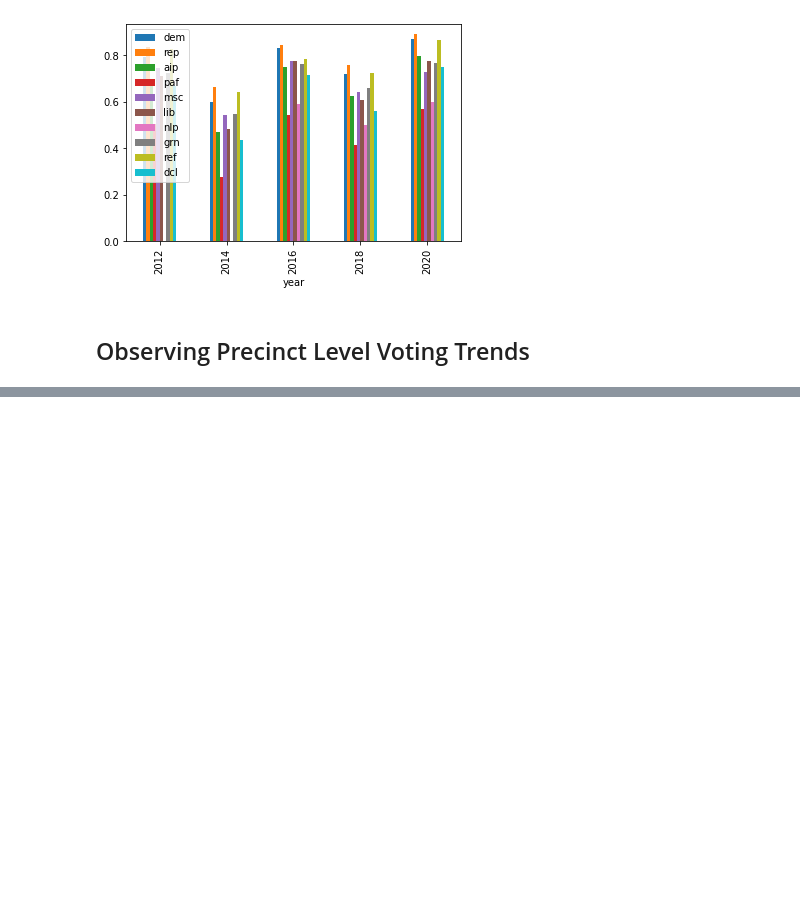
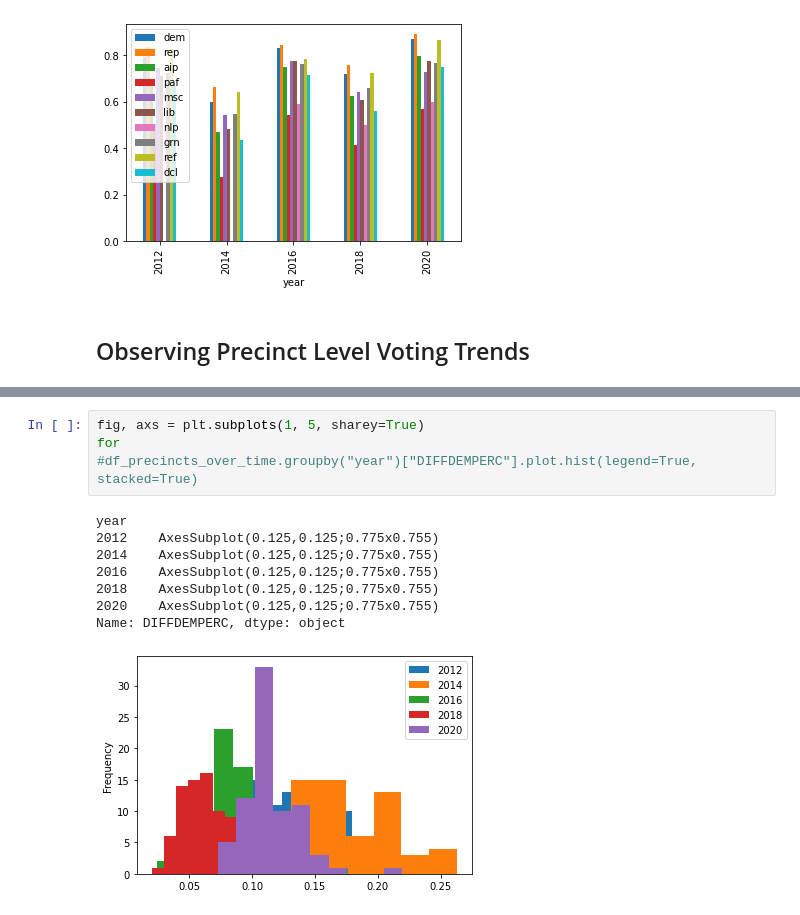
Before and after one commit to CharlesAMiller/AD35, a Jupyter notebook: Data Exploration.ipynb, the cells around one changed output, grey strips where cells are left out. Drawn from its saved outputs; the diff is of its cells as text; blank space fills up the shorter version.

```diff
--- a/Data Exploration.ipynb
+++ b/Data Exploration.ipynb
@@ -65,0 +78,13 @@ sr_dem_perc_diff.max()
+# %%
+fig, axs = plt.subplots(1, 5, sharey=True)
+for
+#df_precincts_over_time.groupby("year")["DIFFDEMPERC"].plot.hist(legend=True, stacked=True)
+# %% [output]
+year
+2012    AxesSubplot(0.125,0.125;0.775x0.755)
+2014    AxesSubplot(0.125,0.125;0.775x0.755)
+2016    AxesSubplot(0.125,0.125;0.775x0.755)
+2018    AxesSubplot(0.125,0.125;0.775x0.755)
+2020    AxesSubplot(0.125,0.125;0.775x0.755)
+Name: DIFFDEMPERC, dtype: object
+[figure, added]
```
Also changed, not shown: parts of 8 cells of this notebook, 1 other file.
